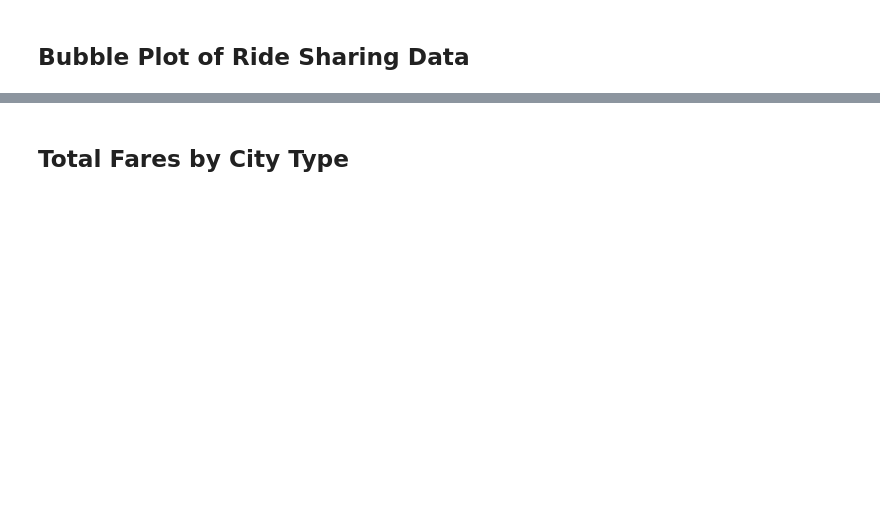
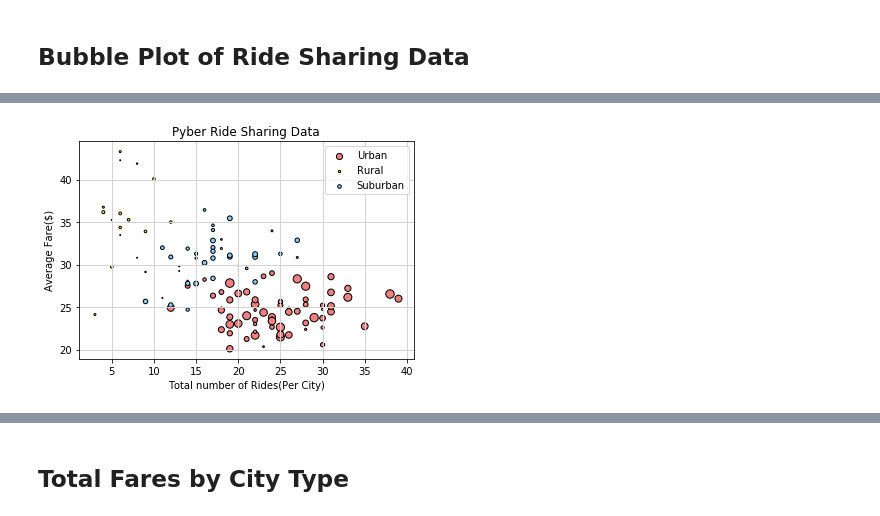
Before and after one commit to vabigdatamover/Barhorst_DataBootCamp_HW, a Jupyter notebook: Barhorst-Homework/Unit_5_Matplolib_Homework/Pyber/Barhorst_Matplotlib_v1.ipynb, the cells around one changed output, grey strips where cells are left out. Cells and saved outputs as stored; diff of their text form; code cells hidden in the pictures; blank space fills up the shorter version.

```diff
--- a/Barhorst-Homework/Unit_5_Matplolib_Homework/Pyber/Barhorst_Matplotlib_v1.ipynb
+++ b/Barhorst-Homework/Unit_5_Matplolib_Homework/Pyber/Barhorst_Matplotlib_v1.ipynb
@@ -13,6 +13,6 @@ ride_data_to_load = "data/ride_data.csv"
 city_data = pd.read_csv(city_data_to_load)
 ride_data = pd.read_csv(ride_data_to_load)
 # Combine the data into a single dataset
-transportation_data_complete = pd.merge(city_data, ride_data, how="left", on=["city", "city"])
+transportation_data_complete = pd.merge(city_data, ride_data, on=["city"])
 # %%
 # Display the data table for preview
@@ -109,0 +51,37 @@ plt.show()
+# %%
+# Obtain the x and y coordinates for each of the three city types
+
+#plot data for Urban cities
+x_urban= count_rides_urban['ride_id']
+y_urban= average_fare_urban['fare']
+plt.scatter(x_urban,y_urban, color="lightcoral",edgecolors= "black",s=drivers_urban['driver_count'],alpha=1.0,
+           label="Urban")
+
+#plot data for Rural cities
+x_rural= count_rides_rural['ride_id']
+y_rural= average_fare_rural['fare']
+plt.scatter(x_rural,y_rural,color="yellow",edgecolors= "black", s=drivers_rural['driver_count'],alpha=1.0,
+            label="Rural")
+
+#plot data for Suburban cities
+x_suburban= count_rides_suburban['ride_id']
+y_suburban= average_fare_suburban['fare']
+plt.scatter(x_suburban,y_suburban,color="lightskyblue",edgecolors= "black",s=drivers_suburban['driver_count'],
+            alpha=1.0, label="Suburban")
+
+
+#Creates a grid
+plt.grid(color='lightgray', linestyle='-', linewidth=1)
+
+#legend
+plt.legend(loc="best")
+plt.xlabel("Total number of Rides(Per City)")
+plt.ylabel("Average Fare($)")
+plt.title("Pyber Ride Sharing Data")
+#plt.(left)title("(Left Side)Note:/Circle size corelates to driver count per city")
+# Save Figure
+plt.savefig("data/CityRideScatter.png")
+#Show
+plt.show()
+# %% [output]
+[figure, added]
```
Also changed, not shown: parts of 8 cells of this notebook, 2 other files.
